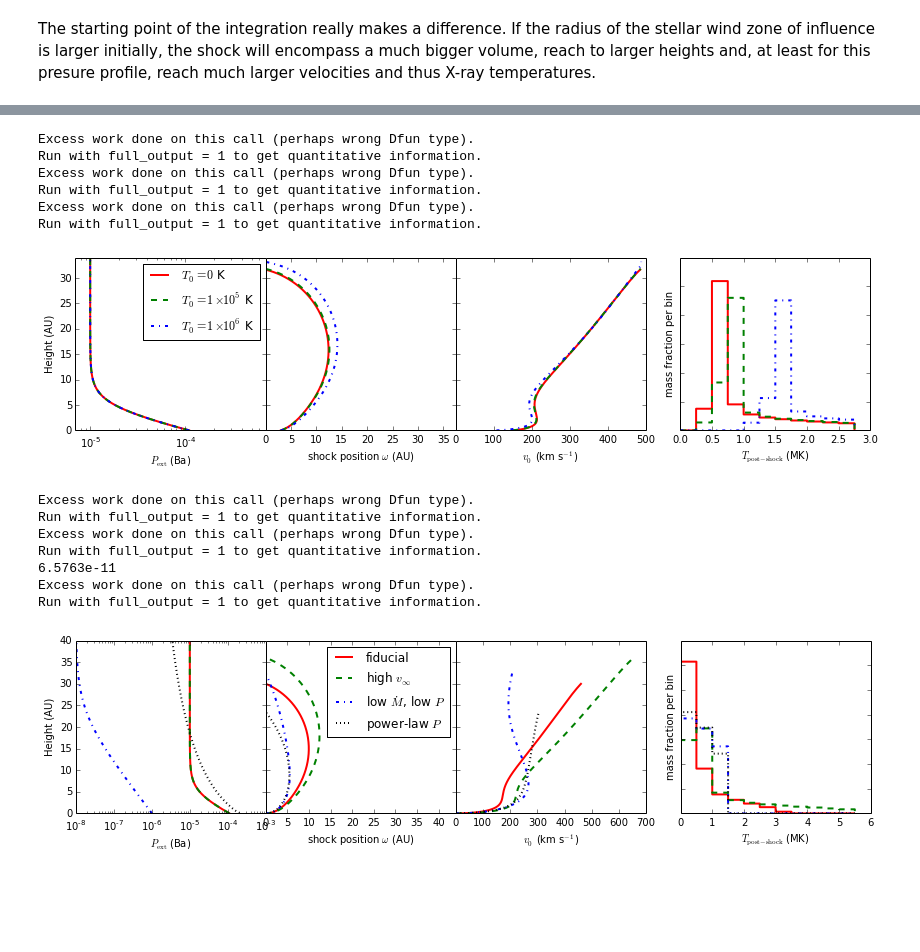
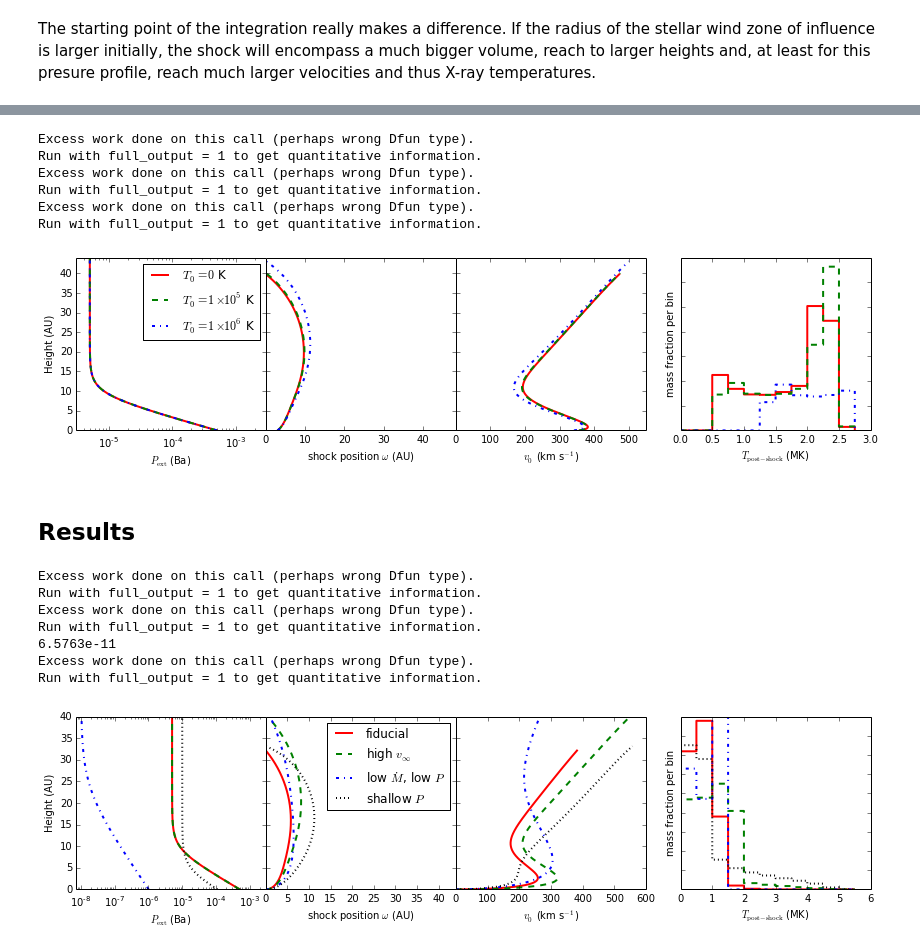
Before and after one commit to hamogu/RecollimationXrayCTTS, a Jupyter notebook: scripts/jet_recol_shocks.ipynb, the cells around one changed output, grey strips where cells are left out. Cells and saved outputs as stored; diff of their text form; code cells hidden in the pictures; blank space fills up the shorter version.

```diff
--- a/scripts/jet_recol_shocks.ipynb
+++ b/scripts/jet_recol_shocks.ipynb
@@ -419,6 +423,6 @@ Run with full_output = 1 to get quantitative information.
 # %%
-p_fiducial = ExpPres(1e-4, 2, p_inf = 1e-5)
-v_fiducial = 5e7
+p_fiducial = ExpPres(5e-4, 2, p_inf = 5e-6)
+v_fiducial = 6e7
 mdot_fiducial = 6e17
 omega_fiducial = 0.01
 # %%
@@ -628,8 +630,8 @@ for T,c,l in zip([0, 1e5,1e6], 'rgbk', ['solid', 'dashed', 'dashdot', 'dotted']
 axes[3].set_ylim([0, None])
 axes[0].legend()
 axes[2].set_xlim([0,None])
-axes[0].set_ylim([0,34])
-axes[0].set_xlim([7e-6,7e-4])
+axes[0].set_ylim([0,44])
+axes[0].set_xlim([3e-6,3e-3])
 
 set_aspect_equal(axes[1])
 
@@ -642,52 +644,68 @@ Excess work done on this call (perhaps wrong Dfun type).
 Run with full_output = 1 to get quantitative information.
 Excess work done on this call (perhaps wrong Dfun type).
 Run with full_output = 1 to get quantitative information.
-[figure, old version]
+[figure, new version]
+# %% [markdown]
+## Results
 # %%
 z = np.arange(0,50., .01)
 
 fig, axes = StellarWindShock.setup_plot()
 
+# Put some output values in a list, so I can use them for plotting again in the next cell.
+output=[]
+
 ode = StellarWindShock(p_fiducial, v_fiducial, mdot_fiducial)
 ode.solve(omega_fiducial, z)
 ode.plot_params(axes, label='fiducial', bins=np.arange(0,6.,.5), color='r',
                 linestyle='solid',linewidth=2)
+output.append({'rho': ode.stellar_wind_density(ode.res, ode.z),
+               'vshock': ode.v_shock,
+               'z': ode.z})
 
-ode = StellarWindShock(p_fiducial, 7e7, mdot_fiducial)
+ode = StellarWindShock(p_fiducial, 8e7, mdot_fiducial)
 ode.solve(omega_fiducial, z)
 ode.plot_params(axes, label=r'high $v_{{\infty}}$', bins=np.arange(0,6.,.5),
                 color='g', linestyle='dashed', linewidth=2)
+output.append({'rho': ode.stellar_wind_density(ode.res, ode.z),
+               'vshock': ode.v_shock,
+               'z': ode.z})
 
 pexp = ExpPres(1e-6, 5, p_inf = 1e-8)
 ode = StellarWindShock(pexp, v_fiducial, 4e15)
 ode.solve(omega_fiducial, z)
 ode.plot_params(axes, label=r'low $\dot M$, low $P$', bins=np.arange(0,6.,.5),
                 color='b', linestyle='dashdot', linewidth=2)
 print ode.m_dot_sun_yr
+output.append({'rho': ode.stellar_wind_density(ode.res, ode.z),
+               'vshock': ode.v_shock,
+               'z': ode.z})
 
-ppow = PowerPres(1e-6, 2e-4, 2, 5.)
-ode = StellarWindShock(ppow, v_fiducial, mdot_fiducial)
+pexp = ExpPres(1e-4, 2., 1e-5)
+ode = StellarWindShock(pexp, v_fiducial, mdot_fiducial)
 ode.solve(omega_fiducial, z)
-ode.plot_params(axes, label='power-law $P$', bins=np.arange(0,6.,.5), color='k',
+ode.plot_params(axes, label='shallow $P$', bins=np.arange(0,6.,.5), color='k',
                 linestyle='dotted', linewidth=2)
-
+output.append({'rho': ode.stellar_wind_density(ode.res, ode.z),
+               'vshock': ode.v_shock,
+               'z': ode.z})
 
 axes[3].set_ylim([0, None])
 axes[1].legend()
 axes[2].set_xlim([0,None])
 axes[0].set_ylim([0,40])
-#axes[0].set_xlim([7e-9,3e-6])
+axes[0].set_xlim([7e-9,3e-3])
 
 set_aspect_equal(axes[1])
 
 fig.savefig(plotdir + 'result/result.png')
 fig.savefig(plotdir + 'result/result.eps')
 # %% [output]
 Excess work done on this call (perhaps wrong Dfun type).
 Run with full_output = 1 to get quantitative information.
 Excess work done on this call (perhaps wrong Dfun type).
 Run with full_output = 1 to get quantitative information.
 6.5763e-11
 Excess work done on this call (perhaps wrong Dfun type).
 Run with full_output = 1 to get quantitative information.
-[figure, old version]
+[figure, new version]
```
Also changed, not shown: parts of 12 cells of this notebook, 13 other files.
